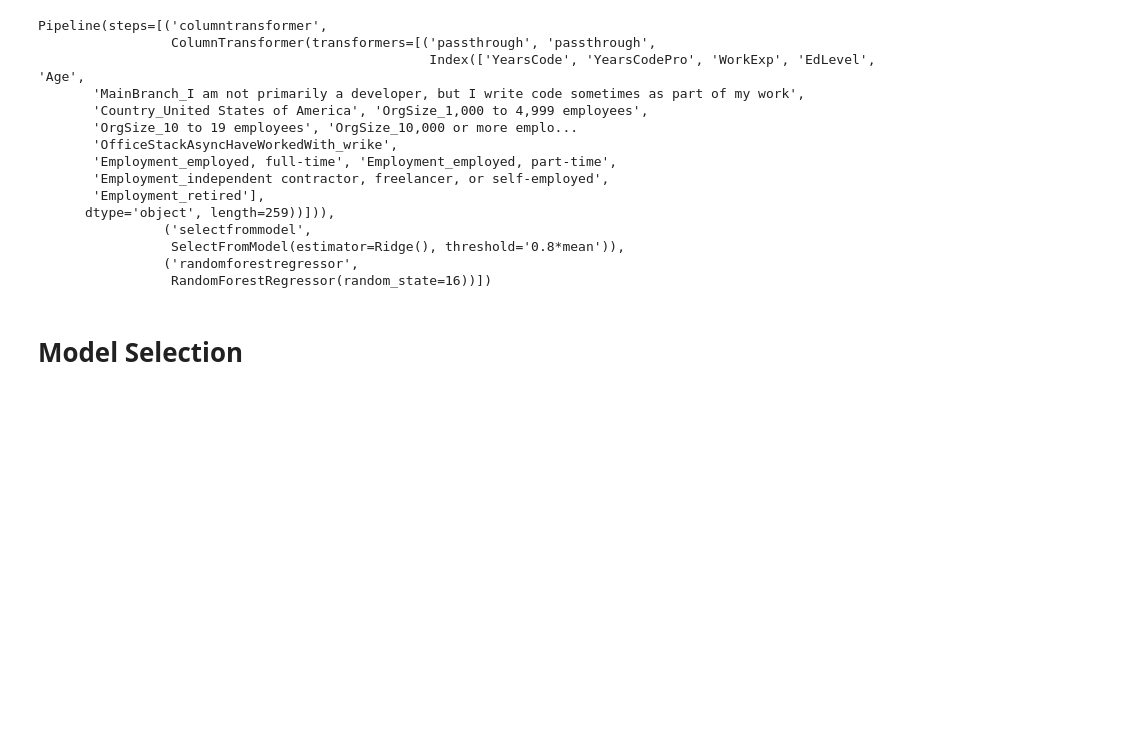
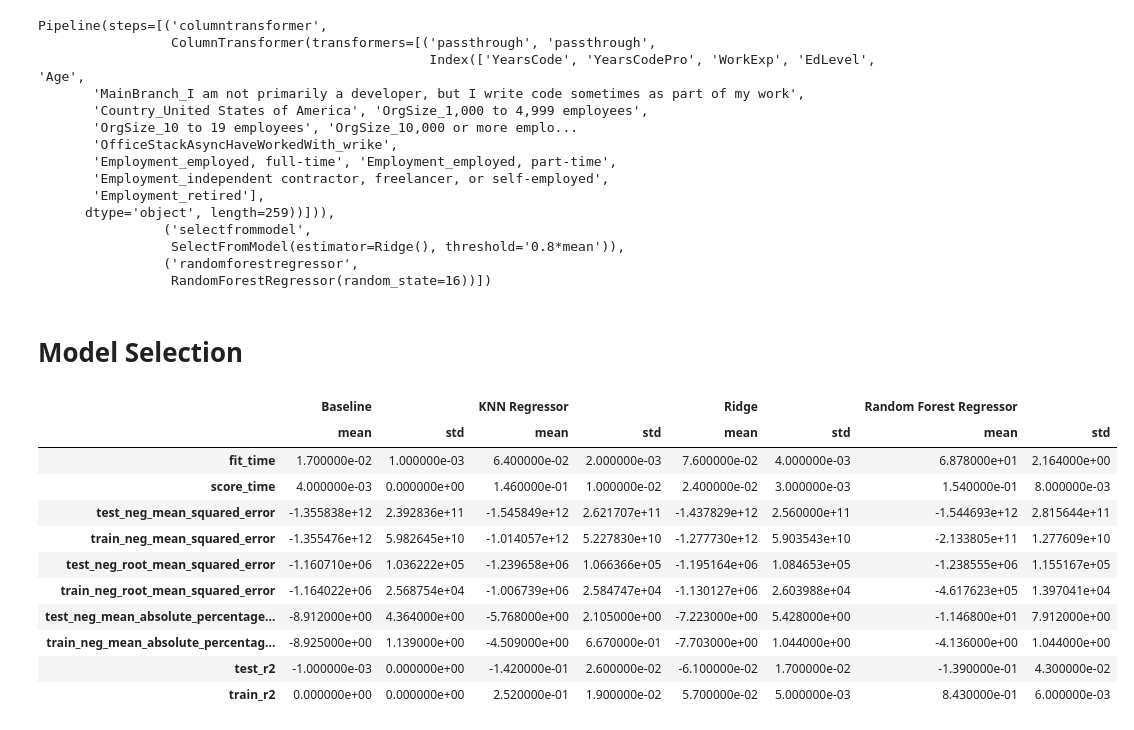
Before and after one commit to UBC-MDS/DSCI522-Group16-2022, a Jupyter notebook: preliminary_preprocessing.ipynb, the cells around one changed output. Saved outputs shown, nothing was run; the diff lists cells and outputs as text; code cells hidden in the pictures; blank space fills up the shorter version.

Commit message:
try model build without good result

```diff
--- a/preliminary_preprocessing.ipynb
+++ b/preliminary_preprocessing.ipynb
@@ -254 +250,19 @@ pipe_lr = make_pipeline(LogisticRegression(max_iter=1000, n_jobs=-1))
+# %%
+cross_val_results_reg = {}
+
+# scoring_metrics = 'f1'
+
+models = {
+    "Baseline": DummyRegressor(),
+    "KNN Regressor": KNeighborsRegressor(),
+    "Ridge": Ridge(),
+    "Random Forest Regressor": RandomForestRegressor(),
+}
+
+score_types_reg = {
+    "neg_mean_squared_error": "neg_mean_squared_error",
+    "neg_root_mean_squared_error": "neg_root_mean_squared_error",
+    "neg_mape": "neg_mean_absolute_percentage_error",
+    "r2": "r2",
+}
 # %%
@@ -269,0 +286,18 @@ cross_val_results['logreg_fs']
+# %%
+pd.concat(
+    {key: pd.DataFrame(value) for key, value in cross_val_results_reg.items()},
+    axis=1
+)
+# %% [output]
+|  | Baseline |  | KNN Regressor |  | Ridge |  | Random Forest Regressor |  |
+|  | mean | std | mean | std | mean | std | mean | std |
+| fit_time | 1.700000e-02 | 1.000000e-03 | 6.400000e-02 | 2.000000e-03 | 7.600000e-02 | 4.000000e-03 | 6.878000e+01 | 2.164000e+00 |
+| score_time | 4.000000e-03 | 0.000000e+00 | 1.460000e-01 | 1.000000e-02 | 2.400000e-02 | 3.000000e-03 | 1.540000e-01 | 8.000000e-03 |
+| test_neg_mean_squared_error | -1.355838e+12 | 2.392836e+11 | -1.545849e+12 | 2.621707e+11 | -1.437829e+12 | 2.560000e+11 | -1.544693e+12 | 2.815644e+11 |
+| train_neg_mean_squared_error | -1.355476e+12 | 5.982645e+10 | -1.014057e+12 | 5.227830e+10 | -1.277730e+12 | 5.903543e+10 | -2.133805e+11 | 1.277609e+10 |
+| test_neg_root_mean_squared_error | -1.160710e+06 | 1.036222e+05 | -1.239658e+06 | 1.066366e+05 | -1.195164e+06 | 1.084653e+05 | -1.238555e+06 | 1.155167e+05 |
+| train_neg_root_mean_squared_error | -1.164022e+06 | 2.568754e+04 | -1.006739e+06 | 2.584747e+04 | -1.130127e+06 | 2.603988e+04 | -4.617623e+05 | 1.397041e+04 |
+| test_neg_mean_absolute_percentage... | -8.912000e+00 | 4.364000e+00 | -5.768000e+00 | 2.105000e+00 | -7.223000e+00 | 5.428000e+00 | -1.146800e+01 | 7.912000e+00 |
+| train_neg_mean_absolute_percentag... | -8.925000e+00 | 1.139000e+00 | -4.509000e+00 | 6.670000e-01 | -7.703000e+00 | 1.044000e+00 | -4.136000e+00 | 1.044000e+00 |
+| test_r2 | -1.000000e-03 | 0.000000e+00 | -1.420000e-01 | 2.600000e-02 | -6.100000e-02 | 1.700000e-02 | -1.390000e-01 | 4.300000e-02 |
+| train_r2 | 0.000000e+00 | 0.000000e+00 | 2.520000e-01 | 1.900000e-02 | 5.700000e-02 | 5.000000e-03 | 8.430000e-01 | 6.000000e-03 |
```
Also changed, not shown: parts of 6 cells of this notebook.
